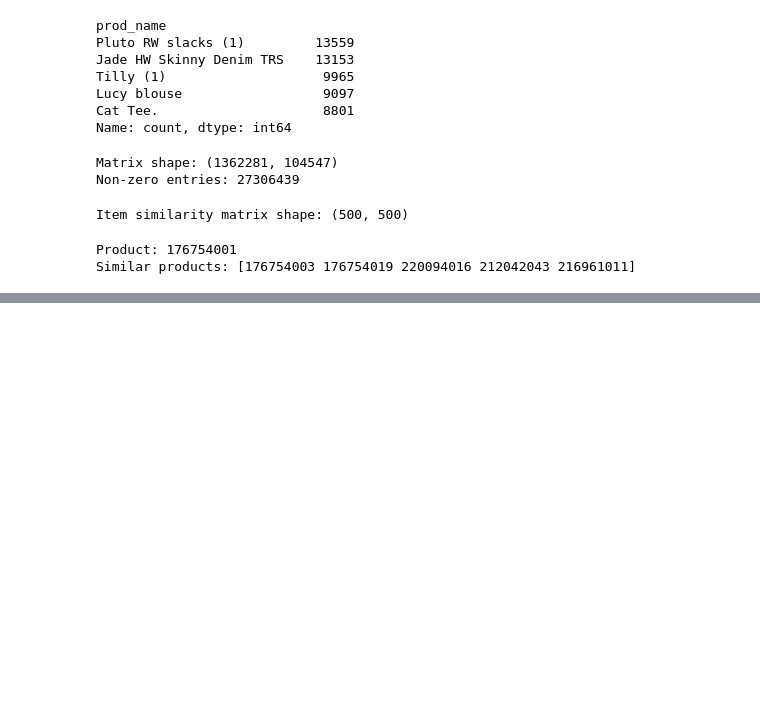
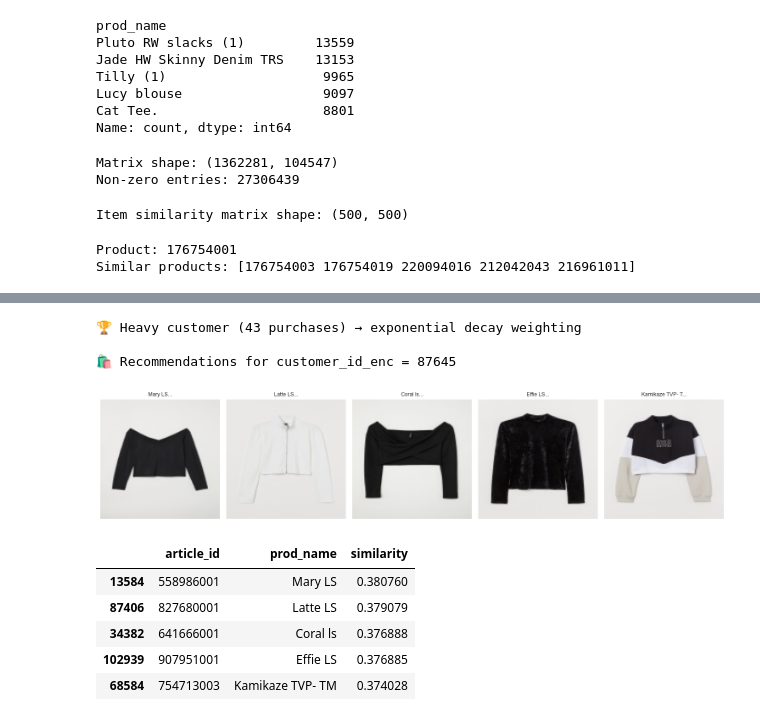
Before and after one commit to vaibhpande21/HndM-Fashion-Recommendation-System, a Jupyter notebook: rec.ipynb, the cells around one changed output, grey strips where cells are left out. Saved outputs shown, nothing was run; the diff lists cells and outputs as text; code cells hidden in the pictures; blank space fills up the shorter version.

Commit message:
Update rec.ipynb
making recommendations

```diff
--- a/rec.ipynb
+++ b/rec.ipynb
@@ -303,0 +424,3 @@ Similar products: [176754003 176754019 220094016 212042043 216961011]
+# %%
+# Step 2: Map article_id to row index
+id_to_index = pd.Series(items_df.index, index=items_df['article_id'])
@@ -303,0 +468,8 @@ Similar products: [176754003 176754019 220094016 212042043 216961011]
+# %%
+def get_image_path(article_id, base_dir="images_128_128"):
+    article_id = str(article_id).zfill(10)   # make sure it's always 10 digits
+    folder = article_id[:3]                 # first 3 digits for subfolder
+    return os.path.join(base_dir, folder, article_id + ".jpg")
+
+# Example
+print(get_image_path(850064001))
@@ -303,0 +532,3 @@ Similar products: [176754003 176754019 220094016 212042043 216961011]
+# %%
+cust_encoder = LabelEncoder()
+transactions['customer_id_enc'] = cust_encoder.fit_transform(transactions['customer_id'])
@@ -303,0 +548,26 @@ Similar products: [176754003 176754019 220094016 212042043 216961011]
+# %%
+def show_customer_recommendations(recommendations, base_dir="images_128_128"):
+    """Display only recommended items with their images (no chosen item)."""
+    if recommendations is None or recommendations.empty:
+        print("No recommendations to display.")
+        return
+
+    fig, axes = plt.subplots(1, len(recommendations), figsize=(15, 5))
+    if len(recommendations) == 1:
+        axes = [axes]  # ensure iterable for single item
+
+    for ax, (_, row) in zip(axes, recommendations.iterrows()):
+        article_id = str(row['article_id']).zfill(10)
+        img_path = get_image_path(article_id, base_dir)
+
+        if os.path.exists(img_path):
+            img = mpimg.imread(img_path)
+            ax.imshow(img)
+        else:
+            ax.text(0.5, 0.5, "No Image", ha='center', va='center')
+
+        ax.set_title(f"{row['prod_name'][:15]}...", fontsize=9)
+        ax.axis('off')
+
+    plt.tight_layout()
+    plt.show()
@@ -303,0 +638,13 @@ Similar products: [176754003 176754019 220094016 212042043 216961011]
+# %%
+recommend_for_customer_enc_dynamic(87645, transactions, top_n=5)
+# %% [output]
+🏆 Heavy customer (43 purchases) → exponential decay weighting
+
+🛍️ Recommendations for customer_id_enc = 87645
+[figure, added]
+|  | article_id | prod_name | similarity |
+| 13584 | 558986001 | Mary LS | 0.380760 |
+| 87406 | 827680001 | Latte LS | 0.379079 |
+| 34382 | 641666001 | Coral ls | 0.376888 |
+| 102939 | 907951001 | Effie LS | 0.376885 |
+| 68584 | 754713003 | Kamikaze TVP- TM | 0.374028 |
```
Also changed, not shown: parts of 20 cells of this notebook.
